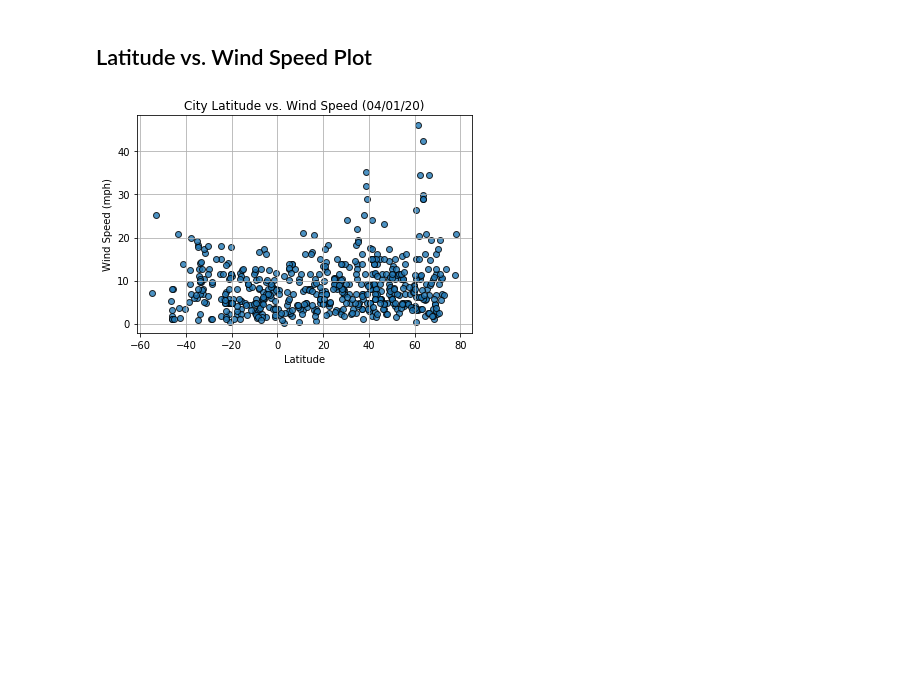
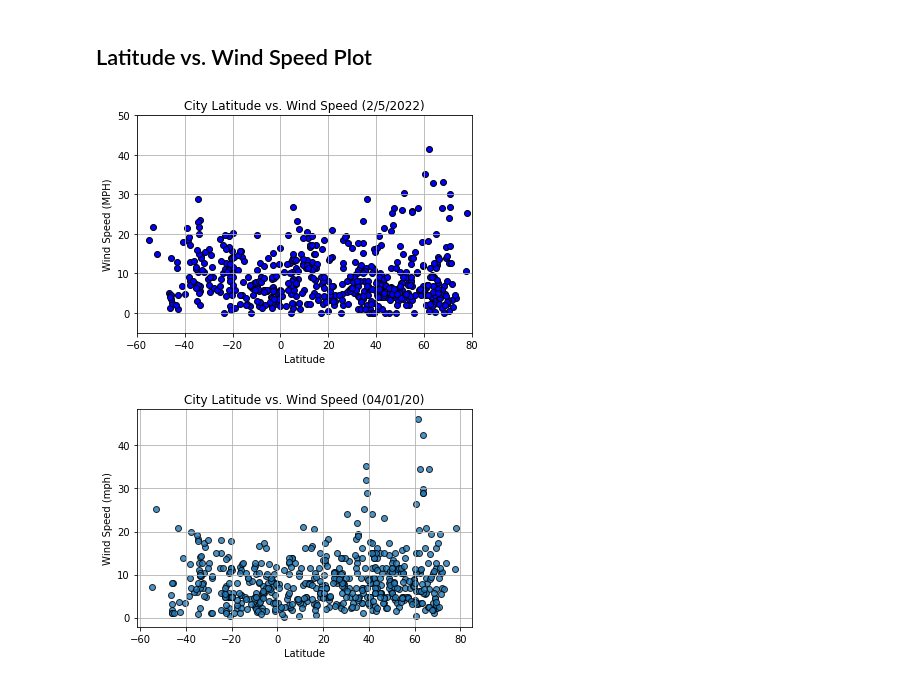
Before and after one commit to jeffreyoverholt/python-api-challenge, a Jupyter notebook: WeatherPy/WeatherPy.ipynb, the cells around one changed output. Saved outputs shown, nothing was run; the diff lists cells and outputs as text; code cells hidden in the pictures; blank space fills up the shorter version.

```diff
--- a/WeatherPy/WeatherPy.ipynb
+++ b/WeatherPy/WeatherPy.ipynb
@@ -301,6 +339,18 @@ weather_dict.describe()
 [figure]
 # %% [markdown]
 ## Latitude vs. Wind Speed Plot
+# %%
+plt.scatter(city_lat, city_wind_speed, marker="o", facecolors="blue", edgecolors="black")
+plt.ylim(-5,50)
+plt.xlim(-60,80)
+plt.title("City Latitude vs. Wind Speed (2/5/2022)")
+plt.xlabel("Latitude")
+plt.ylabel("Wind Speed (MPH)")
+plt.savefig("Output/Lat_vs_Wind_Speed_Plot.png")
+plt.grid()
+plt.show()
+# %% [output]
+[figure, added]
 # %%
 # %% [output]
 [figure]
```
Also changed, not shown: parts of 3 cells of this notebook, 4 other files.
